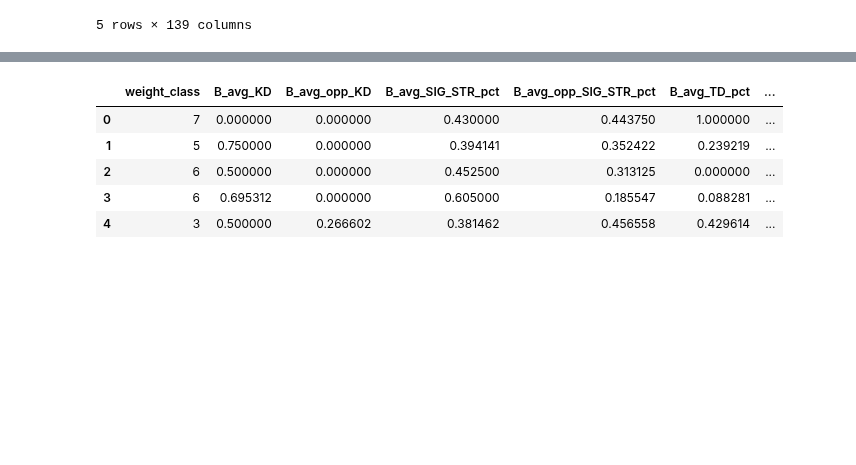
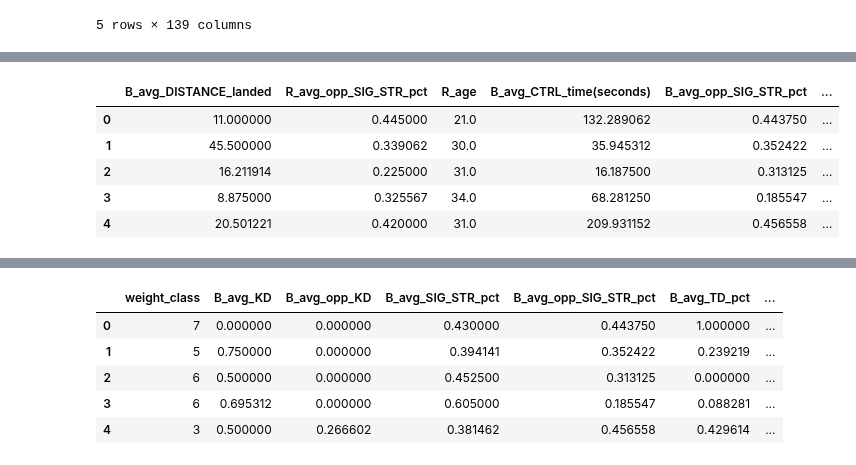
Before and after one commit to breadworshipper/TK-Kasdad, a Jupyter notebook: Preprocessing/kombinasi3.ipynb, the cells around one changed output, grey strips where cells are left out. Cells and saved outputs as stored; diff of their text form; code cells hidden in the pictures; blank space fills up the shorter version.

```diff
--- a/Preprocessing/kombinasi3.ipynb
+++ b/Preprocessing/kombinasi3.ipynb
@@ -260,0 +322,10 @@ df.head()
+# %%
+from sklearn.tree import DecisionTreeClassifier
+
+# Feature selection with Decision Tree
+
+# Splitting data into training and testing data
+X_train, X_test, y_train, y_test = train_test_split(df_classif, y_classif, test_size=0.2, random_state=2020)
+
+model = DecisionTreeClassifier()
+model.fit(X_train, y_train)
@@ -260,0 +334,5 @@ df.head()
+# %%
+feature_importances = model.feature_importances_
+# %%
+top_n = 20
+top_features_indices = feature_importances.argsort()[-top_n:][::-1]
@@ -260,0 +344,4 @@ df.head()
+# %%
+# Get the names of the top features
+top_features = df_classif.columns[top_features_indices]
+top_features
@@ -260,0 +357,11 @@ df.head()
+# %%
+# Create a dataframe with only the top features
+df_classif_top_features = df_classif[top_features]
+df_classif_top_features.head()
+# %% [output]
+|  | B_avg_DISTANCE_landed | R_avg_opp_SIG_STR_pct | R_age | B_avg_CTRL_time(seconds) | B_avg_opp_SIG_STR_pct | ... |
+| 0 | 11.000000 | 0.445000 | 21.0 | 132.289062 | 0.443750 | ... |
+| 1 | 45.500000 | 0.339062 | 30.0 | 35.945312 | 0.352422 | ... |
+| 2 | 16.211914 | 0.225000 | 31.0 | 16.187500 | 0.313125 | ... |
+| 3 | 8.875000 | 0.325567 | 34.0 | 68.281250 | 0.185547 | ... |
+| 4 | 20.501221 | 0.420000 | 31.0 | 209.931152 | 0.456558 | ... |
```
Also changed, not shown: parts of 13 cells of this notebook, 10 other files.
